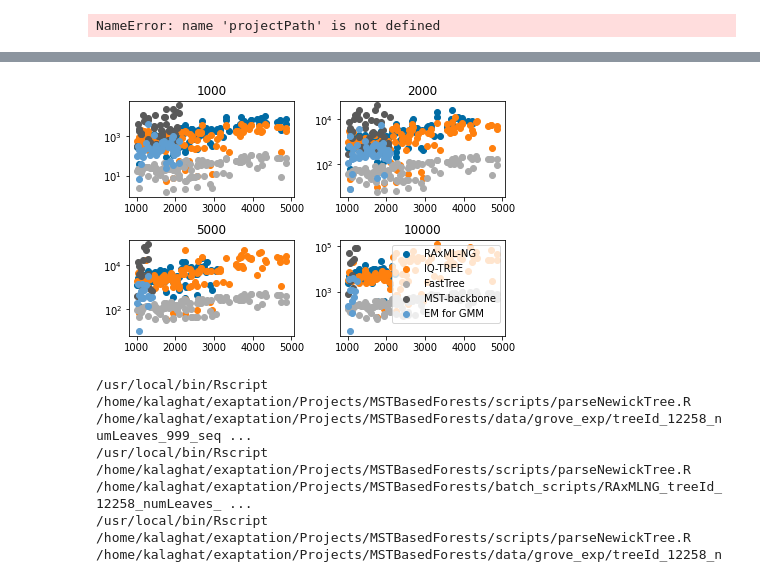
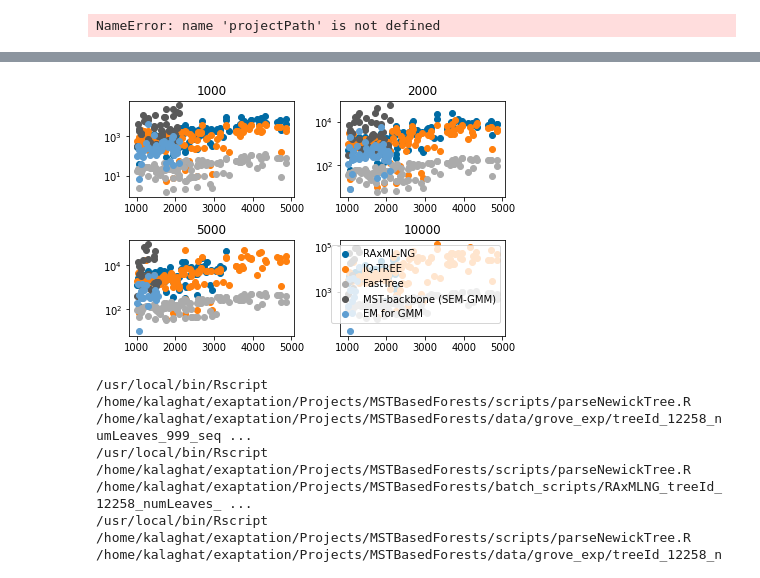
Before and after one commit to prabhavk/mst-backbone-repo, a Jupyter notebook: simulation_results.ipynb, the cells around one changed output, grey strips where cells are left out. Cells and saved outputs as stored; diff of their text form; code cells hidden in the pictures.

```diff
--- a/scalability.ipynb
+++ b/simulation_results.ipynb
@@ -188,14 +188,20 @@ def Get_run_time(method,exp_id):
 
 run_times_seq_len_method = {}
 num_leaves_seq_len_method = {}
+tree_id_seq_len_method = {}
 for seq_len in seqlen_list:
     run_times_seq_len_method[seq_len] = {}
     num_leaves_seq_len_method[seq_len] = {}
+    tree_id_seq_len_method[seq_len] = {}
     for method in method_list:
         run_times_seq_len_method[seq_len][method] = []
         num_leaves_seq_len_method[seq_len][method] = []
+        tree_id_seq_len_method[seq_len][method] = []
 
 num_leaves_list = []
+results_path = projectPath + "results/"
+run_time_grove_file = open(results_path + "run_time_grove","w")
+run_time_grove_file.write('run_time, seq_len, num_leaves, method, tree_id\n')
 tree_id_num_leaves_scalability_file = open(data_path + "selected_grove_tree_ids_scalability","r")
 for line in tree_id_num_leaves_scalability_file:
     tree_id = line.strip().split(',')[0].strip()
@@ -208,12 +214,14 @@ for line in tree_id_num_leaves_scalability_file:
                 if (run_time > 0) :
                     run_times_seq_len_method[seq_len][method].append(run_time)
                     num_leaves_seq_len_method[seq_len][method].append(num_leaves)
+                    tree_id_seq_len_method[seq_len][method].append(tree_id)
+                    run_time_grove_file.write(str(run_time) + ", " + str(seq_len) + "," + str(num_leaves) + ", " + method + ", " + str(tree_id) + "\n")
 
 tree_id_num_leaves_scalability_file.close()
+run_time_grove_file.close()
 # %%
 # Plot run times
 
-from cProfile import label
 import matplotlib.pyplot as plt
 plt.style.use('tableau-colorblind10')
 import numpy as np
@@ -222,8 +230,6 @@ from math import log
 # Fixing random state for reproducibility
 
 fig, ax = plt.subplots(2,2)
-# gs = fig.add_gridspec(2, 2, hspace=2, wspace=2)
-# fig, ((ax_fast, ax_mstbackbone), (ax_raxml, ax_iqtree)) = plt.subplots(2, 2)
 i = 0
 seq_len = 1000
 
@@ -237,33 +243,33 @@ for method in method_list:
             ax[0, 0].scatter(num_leaves_seq_len_method[seq_len][method],run_times_seq_len_method[seq_len][method],label=method)
             ax[0, 0].set_title(seq_len)
             # ax[0, 0].set_xscale("log")
             ax[0, 0].set_yscale("log")
         # elif method == 'mstbackbone':
         elif seq_len == 2000:
             # ax_mstbackbone.subplot(2, 2, i)
             ax[0, 1].scatter(num_leaves_seq_len_method[seq_len][method],run_times_seq_len_method[seq_len][method],label=method)
             ax[0, 1].set_title(seq_len)
             # ax[0, 1].set_xscale("log")
             ax[0, 1].set_yscale("log")
         # elif method == 'raxmlng':
         elif seq_len == 5000:
             # ax_raxml.subplot(2, 2, i)
             ax[1, 0].scatter(num_leaves_seq_len_method[seq_len][method],run_times_seq_len_method[seq_len][method],label=method)
             ax[1, 0].set_title(seq_len)
             # ax[1, 0].set_xscale("log")
             ax[1, 0].set_yscale("log")
         # elif method == 'iqtree':
         elif seq_len == 10000:
             # ax_iqtree.plot(2, 2, i)
             ax[1, 1].scatter(num_leaves_seq_len_method[seq_len][method],run_times_seq_len_method[seq_len][method],label=method)
             ax[1, 1].set_title(seq_len)
             # ax[1, 1].set_xscale("log")
             ax[1, 1].set_yscale("log")
 # ax.set_yscale("log")
 fig.tight_layout(pad=1.0)
-plt.legend(['RAxML-NG', 'IQ-TREE', 'FastTree','MST-backbone','EM for GMM'], loc ="upper right")
+plt.legend(['RAxML-NG', 'IQ-TREE', 'FastTree','MST-backbone (SEM-GMM)','EM for GMM'], loc ="upper right")
 plt.show()
 # plt.show()
 # %% [output]
-[figure, old version]
+[figure, new version]
 # %%
```
Also changed, not shown: parts of 7 cells of this notebook.
